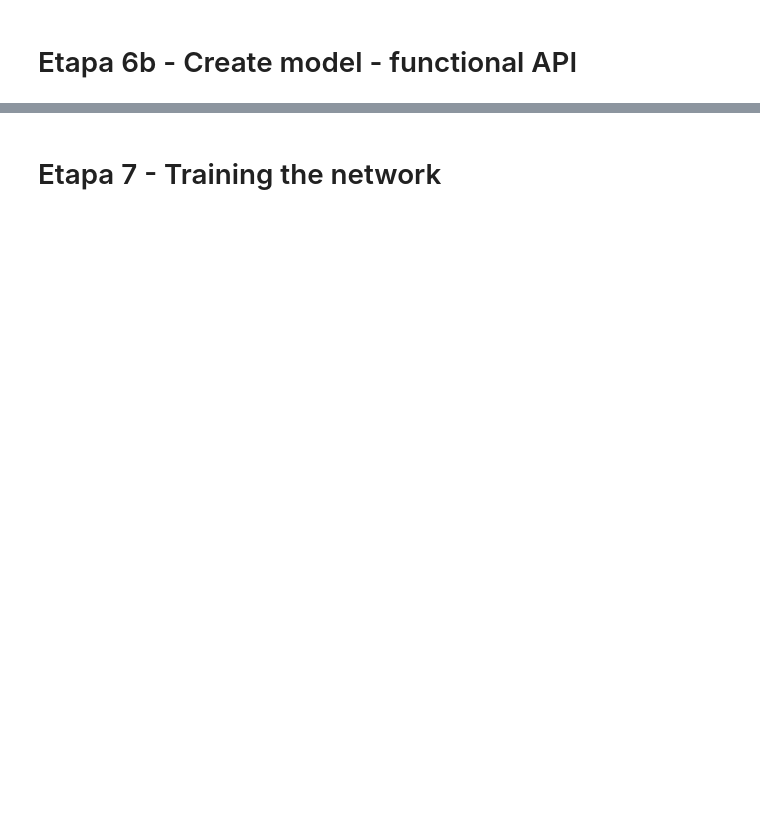
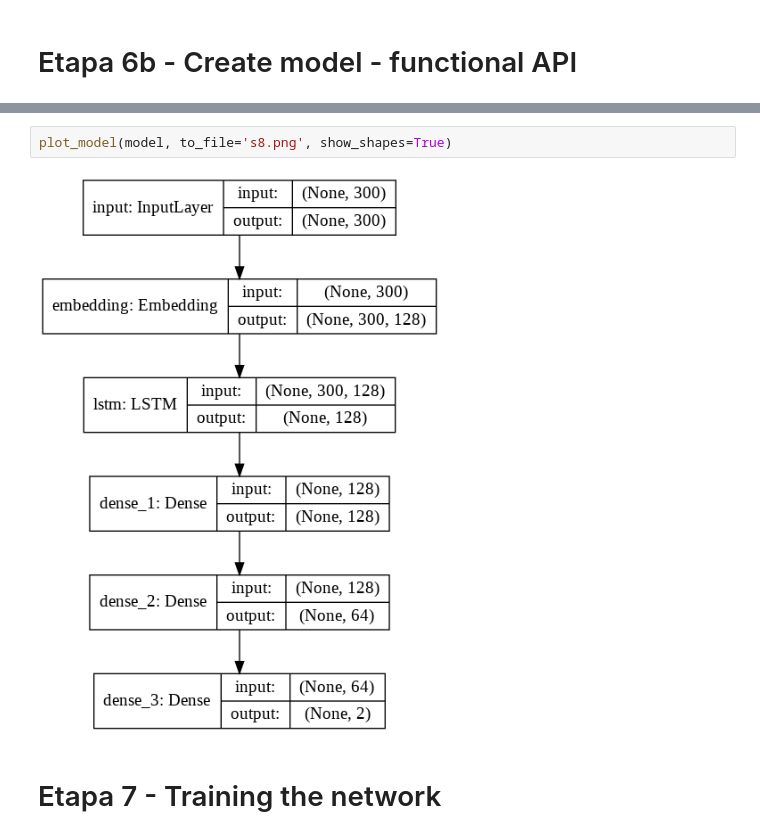
Before and after one commit to cristianokunas/Sentiment_Analysis, a Jupyter notebook: Sentiment_Analysis.ipynb, the cells around one changed output, grey strips where cells are left out. Drawn from its saved outputs; the diff is of its cells as text; blank space fills up the shorter version.

```diff
--- a/Sentiment_Analysis.ipynb
+++ b/Sentiment_Analysis.ipynb
@@ -263,6 +263,10 @@ Trainable params: 2,691,842
 Non-trainable params: 0
 _________________________________________________________________
 None
+# %%
+plot_model(model, to_file='s8.png', show_shapes=True)
+# %% [output]
+[figure, added]
 # %% [markdown]
 # Etapa 7 - Training the network
 # %%
```
Also changed, not shown: parts of 25 cells of this notebook.
